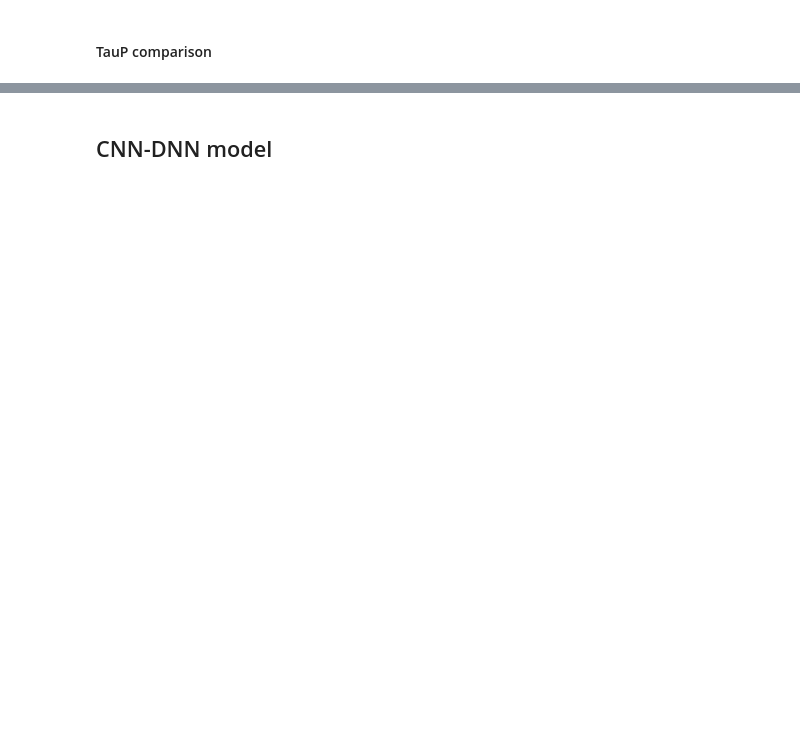
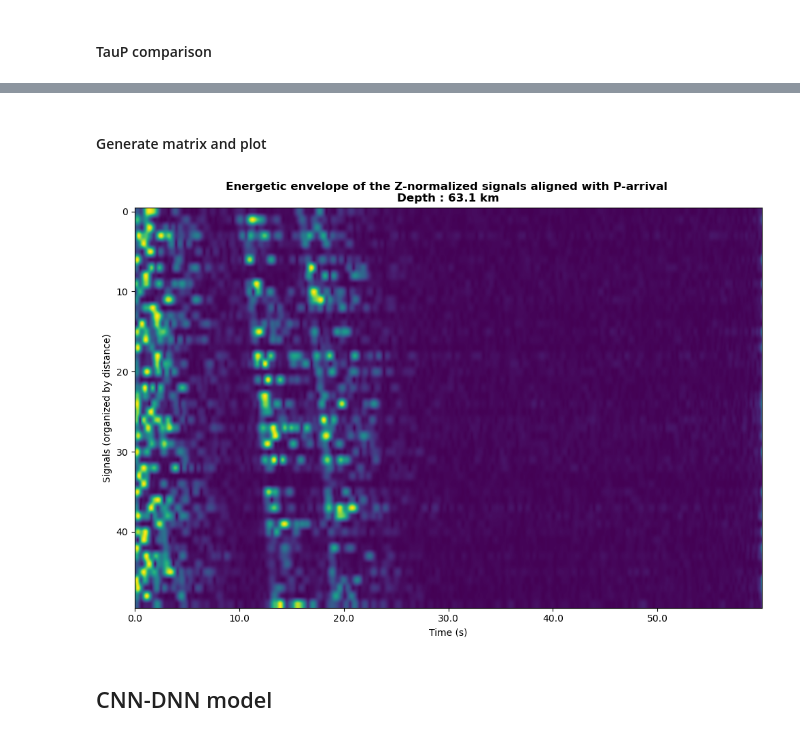
Before and after one commit to ShiiroHikari/CDA_Project, a Jupyter notebook: CDA_Project.ipynb, the cells around one changed output, grey strips where cells are left out. Cells and saved outputs as stored; diff of their text form; code cells hidden in the pictures; blank space fills up the shorter version.

```diff
--- a/CDA_Project.ipynb
+++ b/CDA_Project.ipynb
@@ -53,3 +49,27 @@ P-pP: 18.080s - P-sP: 25.850s
+# %% [markdown]
+#### Generate matrix and plot
+# %%
+signal_matrix, depth = gen.matrix.generate_matrix()
+
+# Plot
+plt.figure(figsize=(10,7))
+plt.imshow(signal_matrix, aspect='auto', cmap='viridis', origin='upper')
+
+# Adjust x-axis to represent time in seconds
+num_columns = len(signal_matrix[0])  # Number of columns in the matrix
+plt.xticks(
+    ticks=np.arange(0, num_columns, step=1000),  # Adjust step size as needed
+    labels=np.arange(0, num_columns / 100, step=1000 / 100)  # Convert to seconds (1/100 of a second since 100 Hz sampling)
+)
+
+#plt.colorbar(label='Amplitude')
+plt.xlabel('Time (s)')
+plt.ylabel('Signals (organized by distance)')
+plt.title(f'Energetic envelope of the Z-normalized signals aligned with P-arrival \nDepth : {depth/1e3:.1f} km', fontweight='bold')
+plt.tight_layout()
+plt.show()
+# %% [output]
+[figure, added]
 # %% [markdown]
 ## CNN-DNN model
 # %%
```
Also changed, not shown: parts of 6 cells of this notebook, 1 other file.
